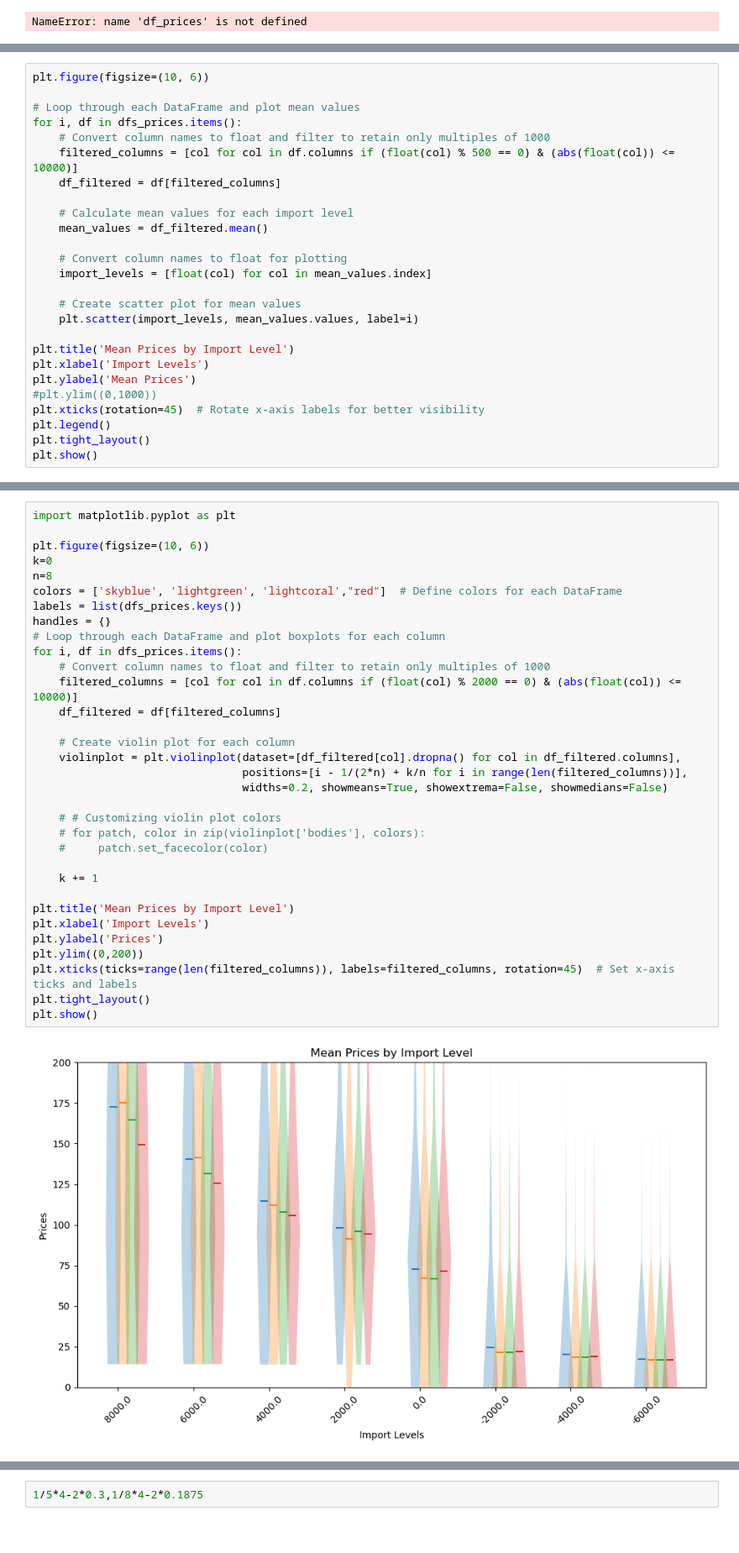
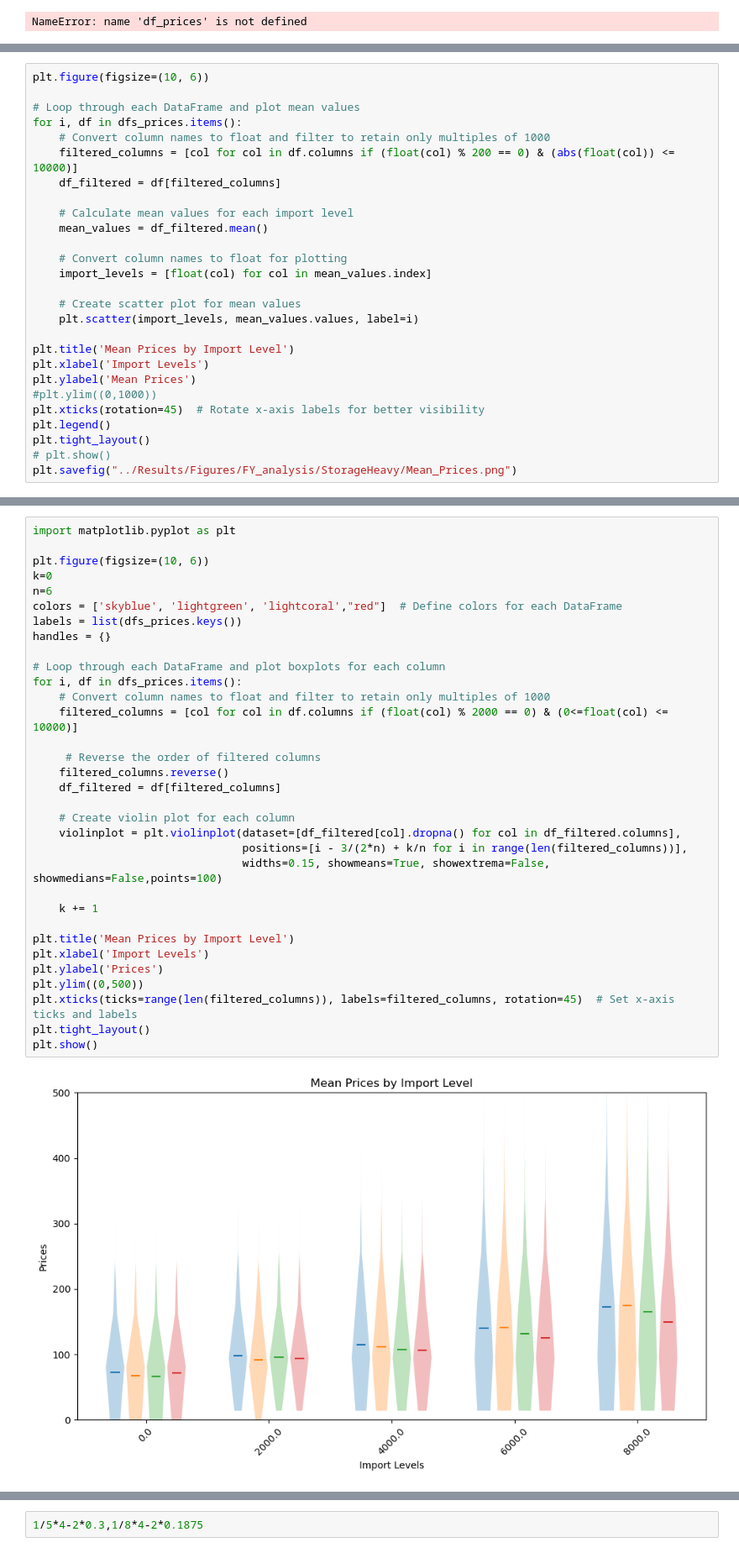
Before and after one commit to KristofPhillips95/ImportExport, a Jupyter notebook: analysis_scripts/PricesAnalysis.ipynb, the cells around one changed output, grey strips where cells are left out. Shown at 84% size. Cells and saved outputs as stored; diff of their text form.

Commit message:
small update analysis/testing

```diff
--- a/analysis_scripts/PricesAnalysis.ipynb
+++ b/analysis_scripts/PricesAnalysis.ipynb
@@ -44,7 +75,7 @@ plt.figure(figsize=(10, 6))
 # Loop through each DataFrame and plot mean values
 for i, df in dfs_prices.items():
     # Convert column names to float and filter to retain only multiples of 1000
-    filtered_columns = [col for col in df.columns if (float(col) % 500 == 0) & (abs(float(col)) <= 10000)]
+    filtered_columns = [col for col in df.columns if (float(col) % 200 == 0) & (abs(float(col)) <= 10000)]
     df_filtered = df[filtered_columns]
 
     # Calculate mean values for each import level
@@ -63,5 +94,6 @@ plt.ylabel('Mean Prices')
 plt.xticks(rotation=45)  # Rotate x-axis labels for better visibility
 plt.legend()
 plt.tight_layout()
-plt.show()
+# plt.show()
+plt.savefig("../Results/Figures/FY_analysis/StorageHeavy/Mean_Prices.png")
 # %% [output]
@@ -133,35 +129,35 @@ TypeError: 'Axes' object is not subscriptable
 # %%
 import matplotlib.pyplot as plt
 
 plt.figure(figsize=(10, 6))
 k=0
-n=8
+n=6
 colors = ['skyblue', 'lightgreen', 'lightcoral',"red"]  # Define colors for each DataFrame
 labels = list(dfs_prices.keys())
 handles = {}
+
 # Loop through each DataFrame and plot boxplots for each column
 for i, df in dfs_prices.items():
     # Convert column names to float and filter to retain only multiples of 1000
-    filtered_columns = [col for col in df.columns if (float(col) % 2000 == 0) & (abs(float(col)) <= 10000)]
+    filtered_columns = [col for col in df.columns if (float(col) % 2000 == 0) & (0<=float(col) <= 10000)]
+
+     # Reverse the order of filtered columns
+    filtered_columns.reverse()
     df_filtered = df[filtered_columns]
 
     # Create violin plot for each column
     violinplot = plt.violinplot(dataset=[df_filtered[col].dropna() for col in df_filtered.columns],
-                                positions=[i - 1/(2*n) + k/n for i in range(len(filtered_columns))],
-                                widths=0.2, showmeans=True, showextrema=False, showmedians=False)
-
-    # # Customizing violin plot colors
-    # for patch, color in zip(violinplot['bodies'], colors):
-    #     patch.set_facecolor(color)
+                                positions=[i - 3/(2*n) + k/n for i in range(len(filtered_columns))],
+                                widths=0.15, showmeans=True, showextrema=False, showmedians=False,points=100)
 
     k += 1
 
 plt.title('Mean Prices by Import Level')
 plt.xlabel('Import Levels')
 plt.ylabel('Prices')
-plt.ylim((0,200))
+plt.ylim((0,500))
 plt.xticks(ticks=range(len(filtered_columns)), labels=filtered_columns, rotation=45)  # Set x-axis ticks and labels
 plt.tight_layout()
 plt.show()
 # %% [output]
-[figure, old version]
+[figure, new version]
```
Also changed, not shown: parts of 7 cells of this notebook, 2 other files.
